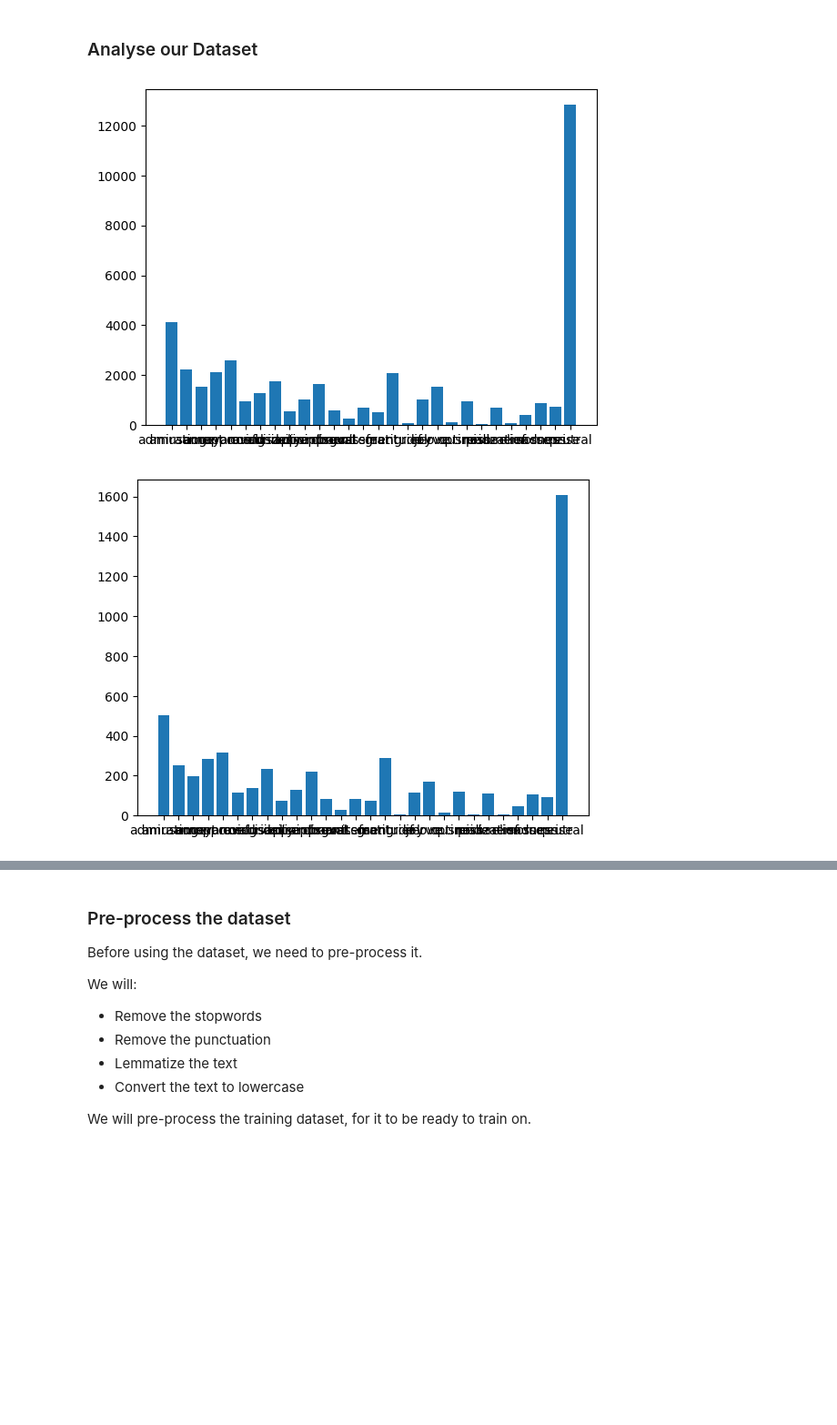
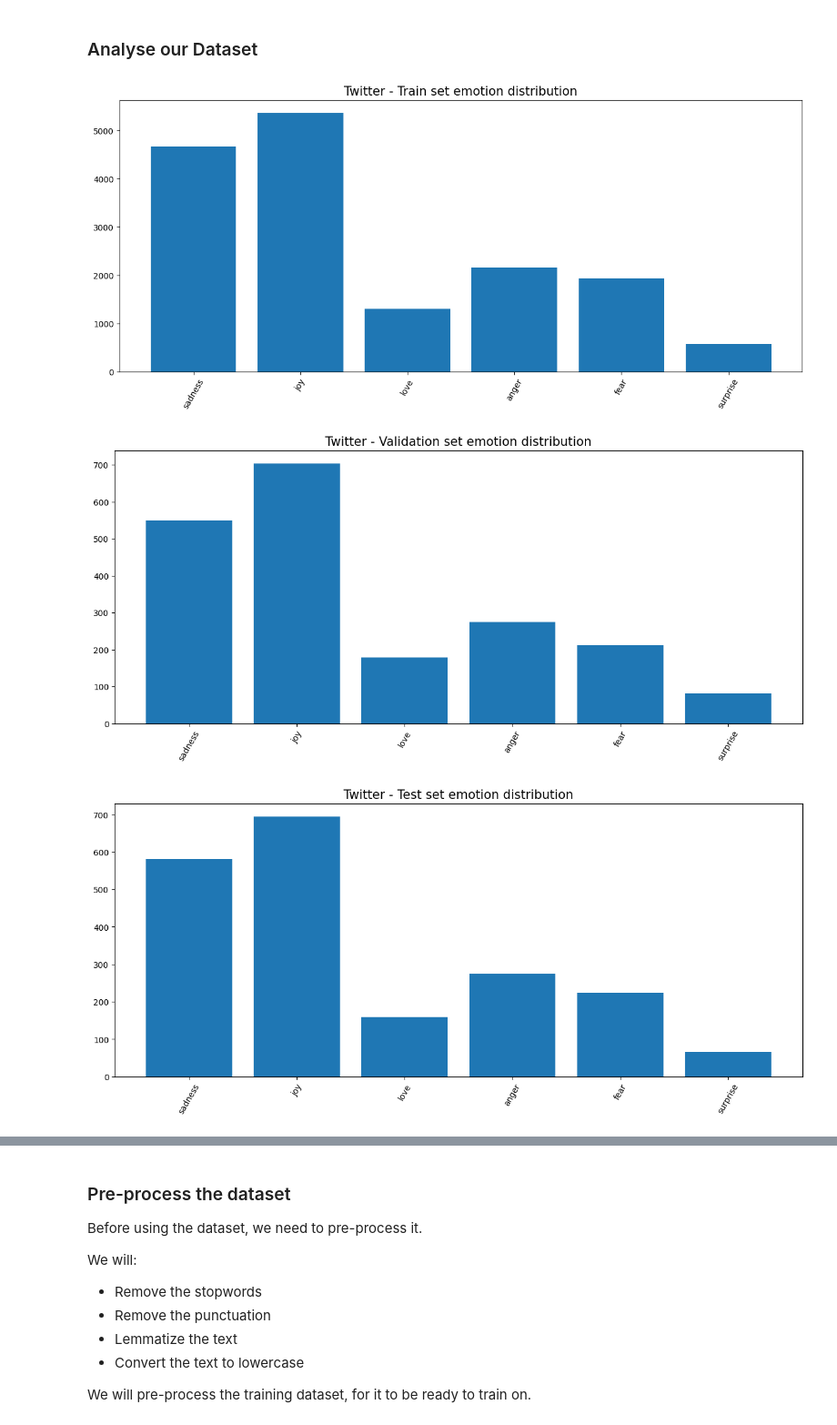
Before and after one commit to thomasjuin1/EmotionClassification, a Jupyter notebook: naive_bayes.ipynb, the cells around one changed output, grey strips where cells are left out. Shown at 91% size. Saved outputs shown, nothing was run; the diff lists cells and outputs as text; code cells hidden in the pictures; blank space fills up the shorter version.

```diff
--- a/naive_bayes.ipynb
+++ b/naive_bayes.ipynb
@@ -148,12 +158,33 @@ def get_label_count(dataset, labels: list[str]):
 
 def plot_label_distribution(dataset, labels: list[str], *, title: str):
     count = get_label_count(dataset, labels)
+    plt.figure(figsize=(15, 6))
     plt.bar(count.keys(), count.values())
-    plt.title(title)
+
+    plt.xticks(rotation=60)
+
+    plt.title(title, fontsize=15)
+
     plt.show()
-# %%
-plot_label_distribution(train_set, __emotions, title="Train set emotion distribution")
-plot_label_distribution(test_set, __emotions, title="Test set emotion distribution")
-# %% [output]
-[figure, removed]
-[figure, removed]
+# %%
+plot_label_distribution(train_set, __emotions, title="Twitter - Train set emotion distribution")
+plot_label_distribution(val_set, __emotions, title="Twitter - Validation set emotion distribution")
+plot_label_distribution(test_set, __emotions, title="Twitter - Test set emotion distribution")
+
+plot_label_distribution(google_train_set, google__emotions, title="GoEmotions - Train set emotion distribution")
+plot_label_distribution(google_val_set, google__emotions, title="GoEmotions - Validation set emotion distribution")
+plot_label_distribution(google_test_set, google__emotions, title="GoEmotions - Test set emotion distribution")
+
+print("Number of samples in the Twitter dataset:", len(train_set) + len(val_set) + len(test_set))
+print("Train set size:", len(train_set))
+print("Validation set size:", len(val_set))
+print("Test set size:", len(test_set))
+print("====")
+print("Number of samples in the GoEmotions dataset:", len(google_train_set) + len(google_val_set) + len(google_test_set))
+print("Train set size:", len(google_train_set))
+print("Validation set size:", len(google_val_set))
+print("Test set size:", len(google_test_set))
+# %% [output]
+[figure, added]
+[figure, added]
+[figure, added]
```
Also changed, not shown: parts of 8 cells of this notebook.
